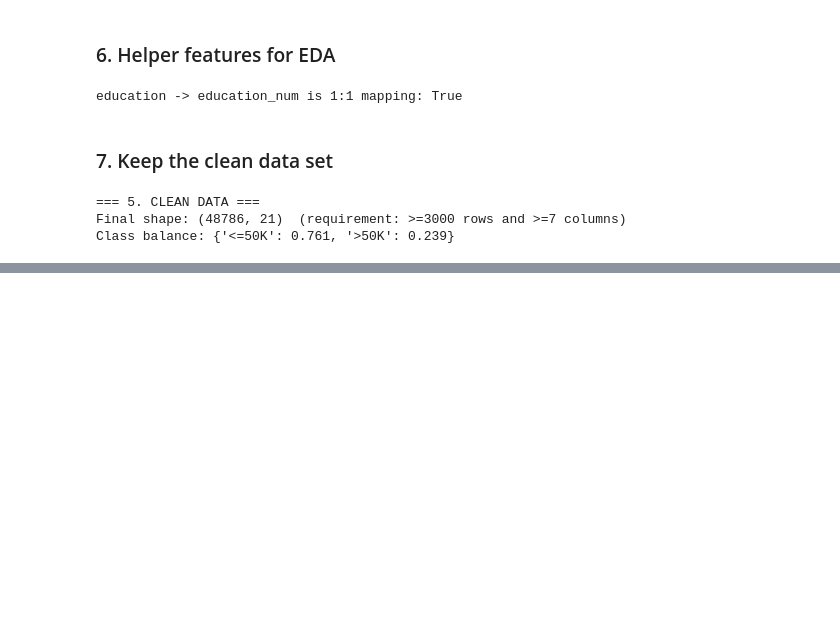
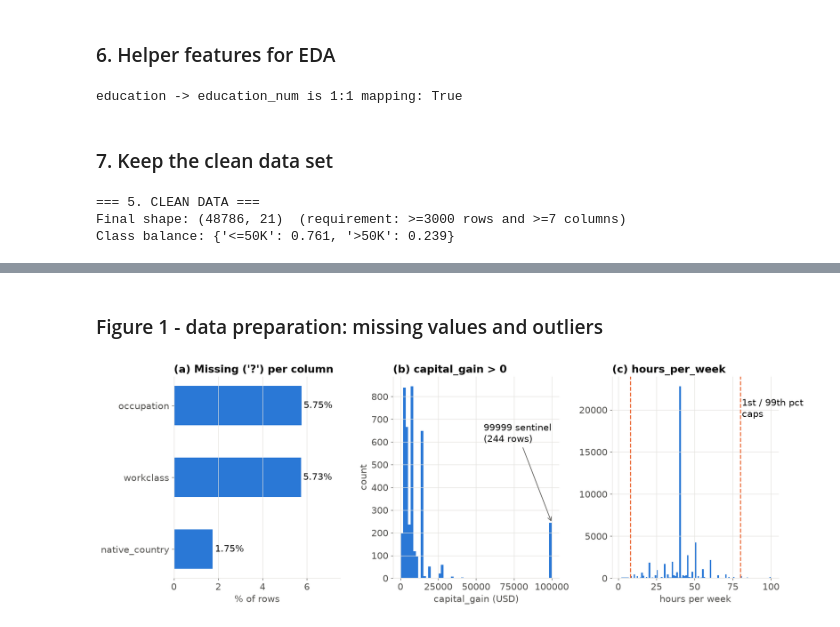
Before and after one commit to RhuanMendanha/CA1-40--Data-Exploration-and-Preparation, a Jupyter notebook: DEP_Project.ipynb, the cells around one changed output, grey strips where cells are left out. Saved outputs shown, nothing was run; the diff lists cells and outputs as text; code cells hidden in the pictures; blank space fills up the shorter version.

Commit message:
add Exploratory Data Analysis (EDA)

```diff
--- a/DEP_Project.ipynb
+++ b/DEP_Project.ipynb
@@ -459,0 +506,72 @@ Class balance: {'<=50K': 0.761, '>50K': 0.239}
+# %% [markdown]
+### Figure 1 - data preparation: missing values and outliers
+# %%
+# ---------- Visualising the original data problems ----------
+# I created three graphs side by side to show some of the main issues
+# I found in the original dataset before cleaning it.
+# This makes it easier to understand why certain cleaning steps were necessary.
+
+fig, ax = plt.subplots(1, 3, figsize=(15, 5.4))
+
+
+# (a) Checking missing values
+# Here I calculate the percentage of missing values in each column.
+# In the original dataset, missing information is represented by '?'.
+# I only display columns that actually contain missing values.
+miss = (raw == "?").mean().mul(100)
+miss.index = ["age", "workclass", "fnlwgt", "education", "education_num",
+              "marital_status", "occupation", "relationship", "race", "sex",
+              "capital_gain", "capital_loss", "hours_per_week",
+              "native_country", "income"]
+miss = miss[miss > 0].sort_values()
+
+# I use a horizontal bar chart so the columns with missing data
+# are easier to compare, and add the percentages next to each bar.
+ax[0].barh(miss.index, miss.values, color=ps.BLUE, height=0.55)
+for i, v in enumerate(miss.values):
+    ax[0].text(v + 0.1, i, f"{v:.2f}%", va="center", color=ps.INK)
+
+ax[0].set_title("(a) Missing ('?') per column")
+ax[0].set_xlabel("% of rows")
+ax[0].set_xlim(0, 7.5)
+ax[0].grid(axis="y", visible=False)
+
+
+# (b) Looking at capital_gain
+# I wanted to take a closer look at capital_gain because the value 99999
+# appears as an unusual spike in the original data.
+# This graph helps show why I treated that value separately during cleaning.
+cg = raw[10]
+ax[1].hist(cg[cg > 0], bins=60, color=ps.BLUE)
+
+# I added an annotation to highlight the unusual 99999 value.
+ax[1].annotate("99999 sentinel\n(244 rows)", xy=(99999, 244), xytext=(55000, 600),
+               arrowprops=dict(arrowstyle="->", color=ps.INK2), color=ps.INK)
+
+ax[1].set_title("(b) capital_gain > 0")
+ax[1].set_xlabel("capital_gain (USD)")
+ax[1].set_ylabel("count")
+
+
+# (c) Looking at weekly working hours
+# Here I check how working hours are distributed across the dataset.
+# There is a large spike around 40 hours per week, which is quite common.
+# I also mark the lower and upper limits used when I winsorised this column.
+hw = raw[12]
+ax[2].hist(hw, bins=range(1, 101), color=ps.BLUE)
+
+# These dashed lines show the approximate 1st and 99th percentile limits.
+for b in (8, 80):
+    ax[2].axvline(b, color=ps.ORANGE, ls="--", lw=1.6)
+
+ax[2].text(81, ax[2].get_ylim()[1] * 0.8, "1st / 99th pct\ncaps", color=ps.INK)
+ax[2].set_title("(c) hours_per_week")
+ax[2].set_xlabel("hours per week")
+
+
+# I adjust the spacing so the three graphs fit together properly.
+# Finally, I display the figure and save it if image exporting is enabled.
+fig.tight_layout()
+ps.save(fig, FIG / "fig1_data_preparation.png")
+# %% [output]
+[figure, added]
```
Also changed, not shown: parts of 10 cells of this notebook.
